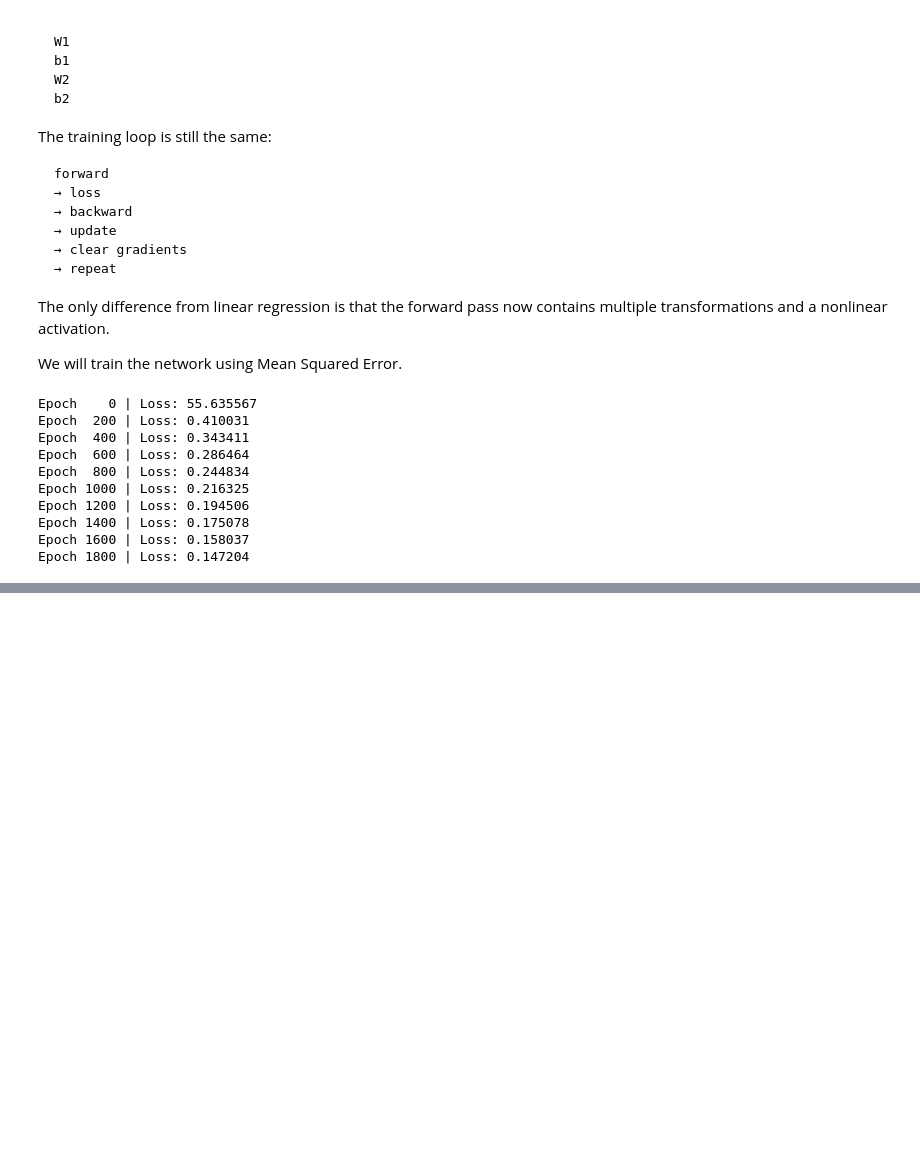
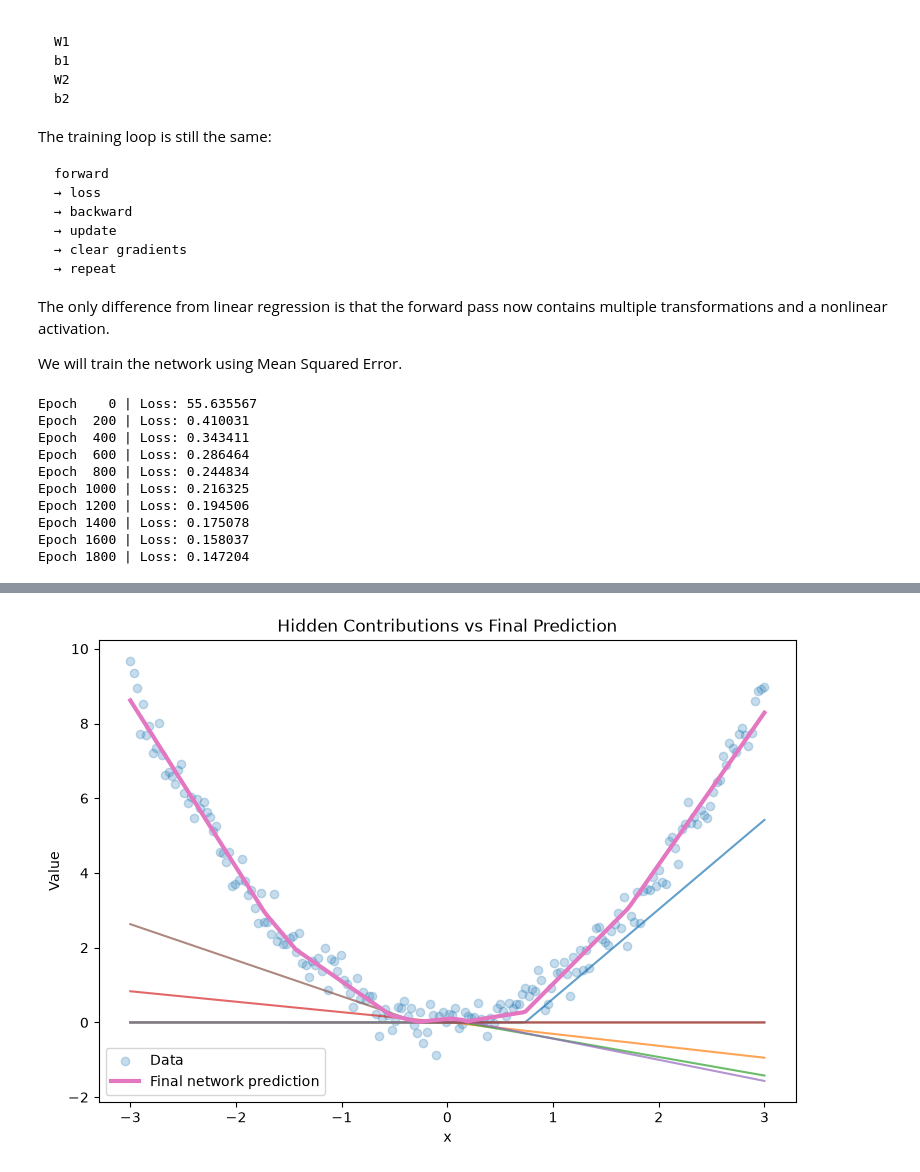
Before and after one commit to vinCurious/model-training-lab, a Jupyter notebook: module02_neural_networks/01_from_linear_to_mlp.ipynb, the cells around one changed output, grey strips where cells are left out. Cells and saved outputs as stored; diff of their text form; code cells hidden in the pictures; blank space fills up the shorter version.

```diff
--- a/module02_neural_networks/01_from_linear_to_mlp.ipynb
+++ b/module02_neural_networks/01_from_linear_to_mlp.ipynb
@@ -756,0 +1232,31 @@ Epoch 1800 | Loss: 0.147204
+# %%
+plt.figure(figsize=(9, 6))
+
+plt.scatter(
+    x.numpy(),
+    y.numpy(),
+    alpha=0.25,
+    label="Data"
+)
+
+for unit in range(6):
+    plt.plot(
+        x.numpy(),
+        contributions[:, unit].numpy(),
+        alpha=0.7
+    )
+
+plt.plot(
+    x.numpy(),
+    manual_nn_predictions.numpy(),
+    linewidth=3,
+    label="Final network prediction"
+)
+
+plt.xlabel("x")
+plt.ylabel("Value")
+plt.title("Hidden Contributions vs Final Prediction")
+plt.legend()
+plt.show()
+# %% [output]
+[figure, added]
```
Also changed, not shown: parts of 26 cells of this notebook, 1 other file.
